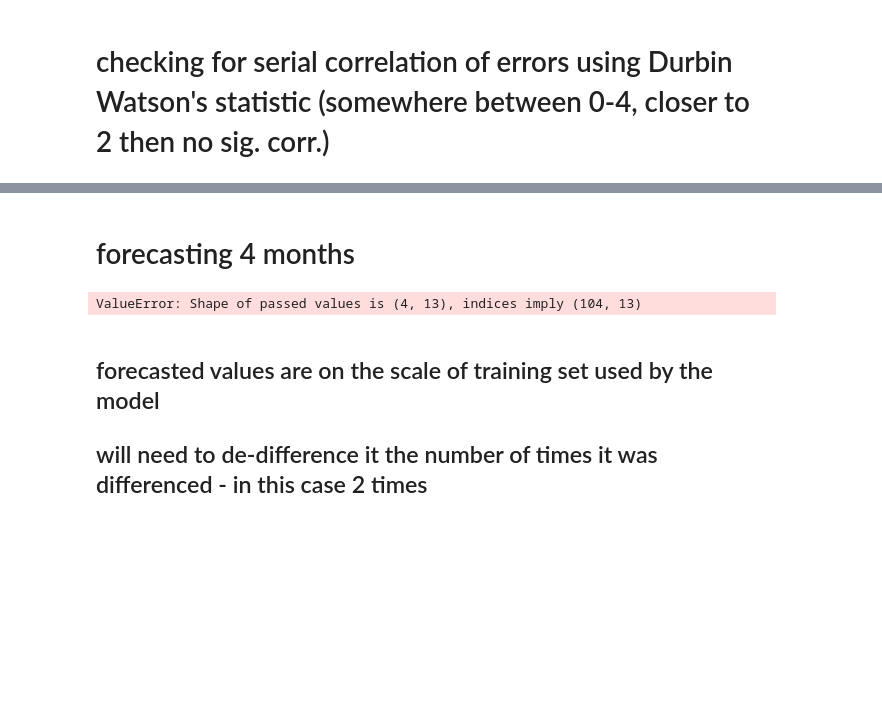
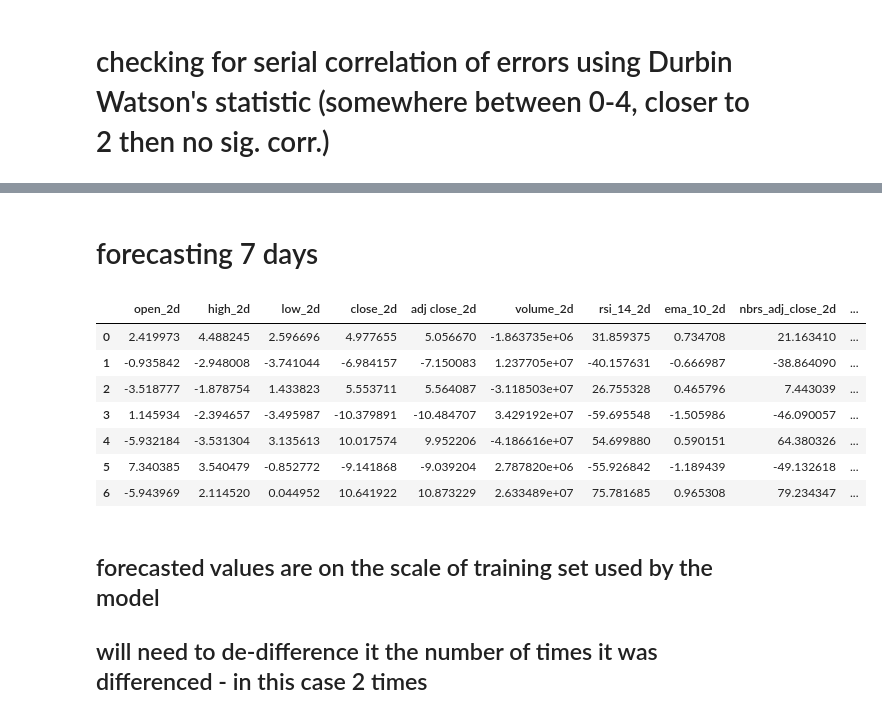
Before and after one commit to joe-bennett/stock-price-predictor, a Jupyter notebook: workbook.ipynb, the cells around one changed output, grey strips where cells are left out. Saved outputs shown, nothing was run; the diff lists cells and outputs as text; code cells hidden in the pictures; blank space fills up the shorter version.

```diff
--- a/workbook.ipynb
+++ b/workbook.ipynb
@@ -529,12 +529,19 @@ array([[ 1.06000000e+00,  1.21000000e+00,  7.70000000e-01,
 # %% [markdown]
-# forecasting 4 months
+# forecasting 7 days
 # %%
 # Forecast
 fc = model_fitted.forecast(y=forecast_input, steps=nobs)
-df_forecast = pd.DataFrame(fc, index=train.index[nobs:], columns=stocks_and_index.columns + '_2d')
+df_forecast = pd.DataFrame(fc,columns=stocks_and_index.columns + '_2d')
 df_forecast
 # %% [output]
-ValueError: Shape of passed values is (4, 13), indices imply (104, 13)
+|  | open_2d | high_2d | low_2d | close_2d | adj close_2d | volume_2d | rsi_14_2d | ema_10_2d | nbrs_adj_close_2d | ... |
+| 0 | 2.419973 | 4.488245 | 2.596696 | 4.977655 | 5.056670 | -1.863735e+06 | 31.859375 | 0.734708 | 21.163410 | ... |
+| 1 | -0.935842 | -2.948008 | -3.741044 | -6.984157 | -7.150083 | 1.237705e+07 | -40.157631 | -0.666987 | -38.864090 | ... |
+| 2 | -3.518777 | -1.878754 | 1.433823 | 5.553711 | 5.564087 | -3.118503e+07 | 26.755328 | 0.465796 | 7.443039 | ... |
+| 3 | 1.145934 | -2.394657 | -3.495987 | -10.379891 | -10.484707 | 3.429192e+07 | -59.695548 | -1.505986 | -46.090057 | ... |
+| 4 | -5.932184 | -3.531304 | 3.135613 | 10.017574 | 9.952206 | -4.186616e+07 | 54.699880 | 0.590151 | 64.380326 | ... |
+| 5 | 7.340385 | 3.540479 | -0.852772 | -9.141868 | -9.039204 | 2.787820e+06 | -55.926842 | -1.189439 | -49.132618 | ... |
+| 6 | -5.943969 | 2.114520 | 0.044952 | 10.641922 | 10.873229 | 2.633489e+07 | 75.781685 | 0.965308 | 79.234347 | ... |
 # %% [markdown]
 ## forecasted values are on the scale of training set used by the model
 
```
Also changed, not shown: parts of 12 cells of this notebook.
